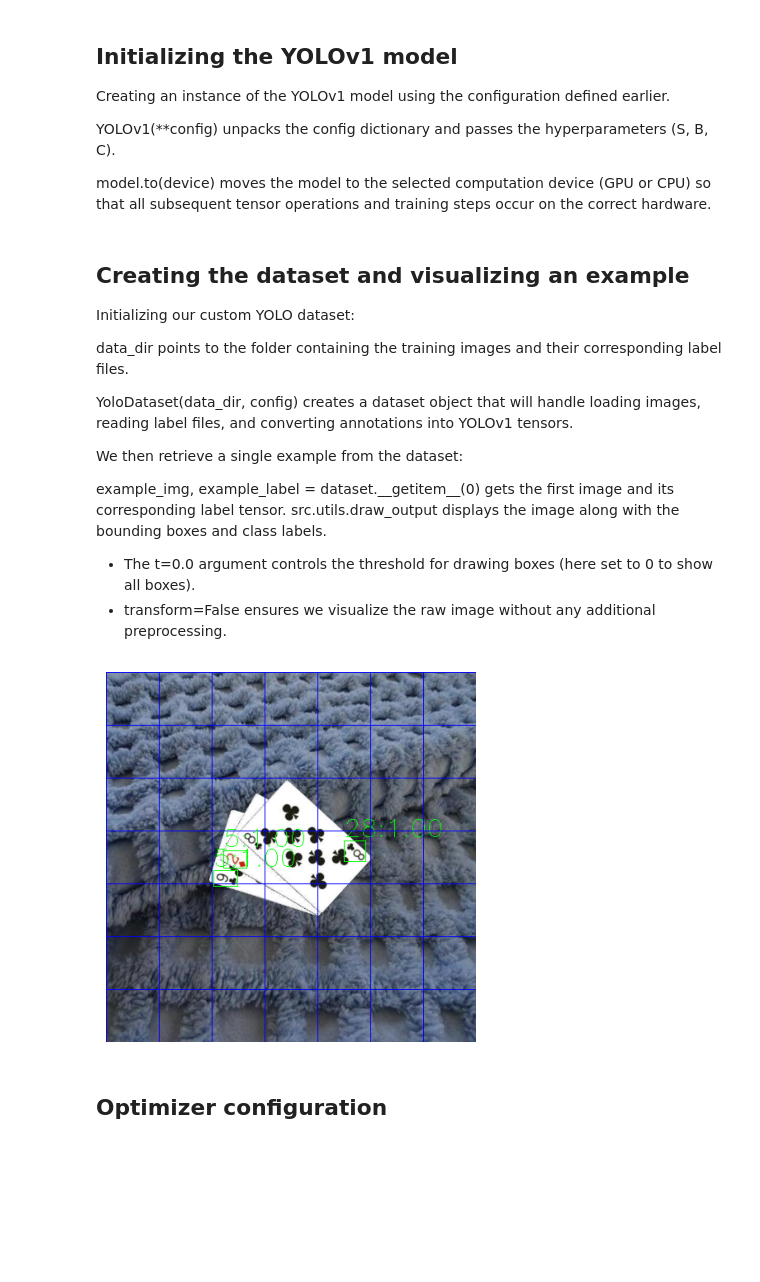
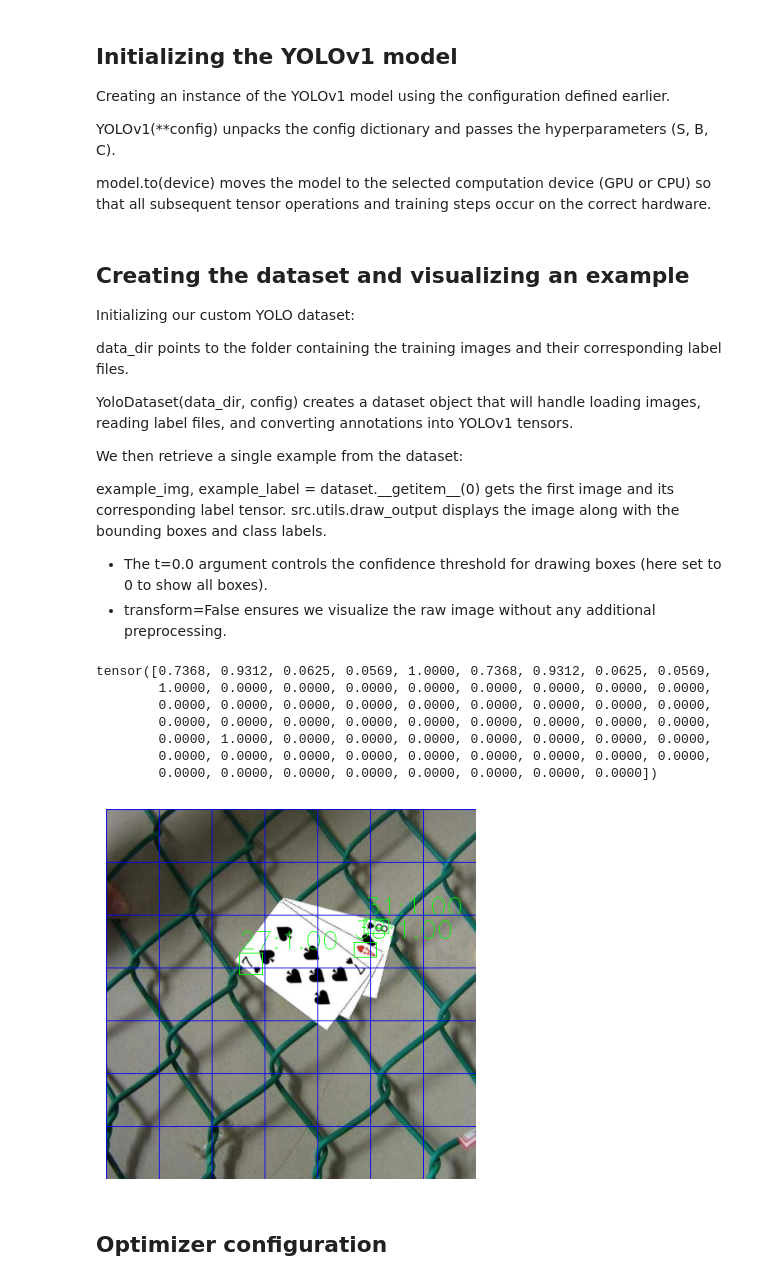
Before and after one commit to LucasAurouet/yolov1-from-scratch, a Jupyter notebook: notebooks/yolov1-from-scratch.ipynb, the cells around one changed output. Drawn from its saved outputs; the diff is of its cells as text; code cells hidden in the pictures; blank space fills up the shorter version.

```diff
--- a/notebooks/yolov1-from-scratch.ipynb
+++ b/notebooks/yolov1-from-scratch.ipynb
@@ -78,17 +78,25 @@ We then retrieve a single example from the dataset:
 example_img, example_label = dataset.\_\_getitem\_\_(0) gets the first image and its corresponding label tensor.
 src.utils.draw_output displays the image along with the bounding boxes and class labels.
 
-- The t=0.0 argument controls the threshold for drawing boxes (here set to 0 to show all boxes).
+- The t=0.0 argument controls the confidence threshold for drawing boxes (here set to 0 to show all boxes).
 - transform=False ensures we visualize the raw image without any additional preprocessing.
 # %%
-data_dir = r'/kaggle/input/playing-cards-darknet/train'
+data_dir = r'/kaggle/input/playing-cards-darknet/test'
 
 dataset = YoloDataset(data_dir, config)
 
 example_img, example_label = dataset.__getitem__(0)
+print(example_label[2,2,...])
 src.utils.draw_output(example_img, example_label, t=0.0, config=config, transform=False)
 # %% [output]
+tensor([0.7368, 0.9312, 0.0625, 0.0569, 1.0000, 0.7368, 0.9312, 0.0625, 0.0569,
+        1.0000, 0.0000, 0.0000, 0.0000, 0.0000, 0.0000, 0.0000, 0.0000, 0.0000,
+        0.0000, 0.0000, 0.0000, 0.0000, 0.0000, 0.0000, 0.0000, 0.0000, 0.0000,
+        0.0000, 0.0000, 0.0000, 0.0000, 0.0000, 0.0000, 0.0000, 0.0000, 0.0000,
+        0.0000, 1.0000, 0.0000, 0.0000, 0.0000, 0.0000, 0.0000, 0.0000, 0.0000,
+        0.0000, 0.0000, 0.0000, 0.0000, 0.0000, 0.0000, 0.0000, 0.0000, 0.0000,
+        0.0000, 0.0000, 0.0000, 0.0000, 0.0000, 0.0000, 0.0000, 0.0000])
-[figure, old version]
+[figure, new version]
 # %% [markdown]
 ## Optimizer configuration
 # %%
```
Also changed, not shown: parts of 5 cells of this notebook.
